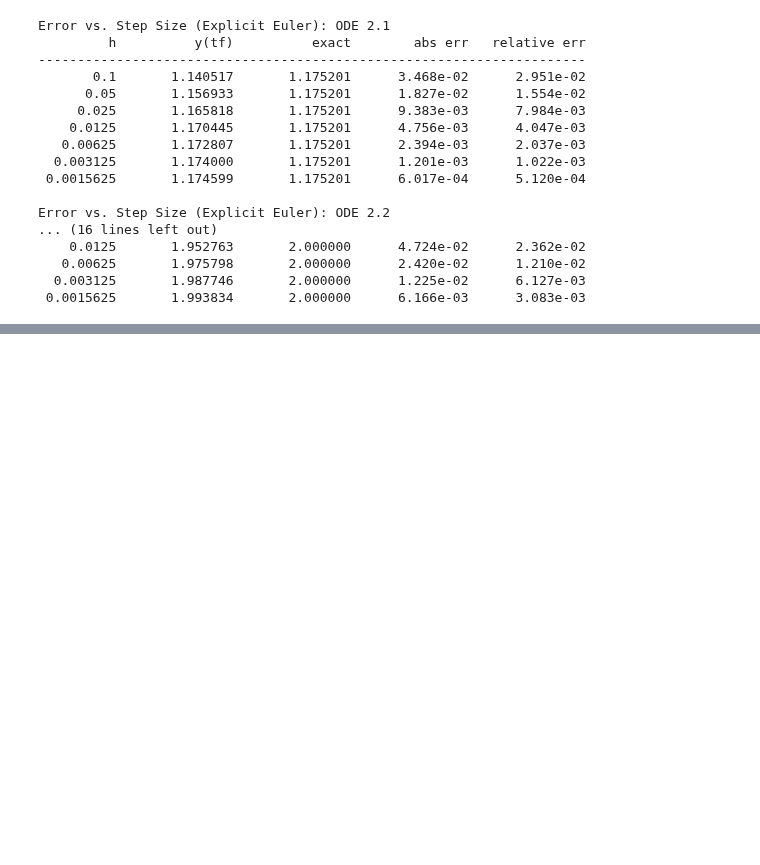
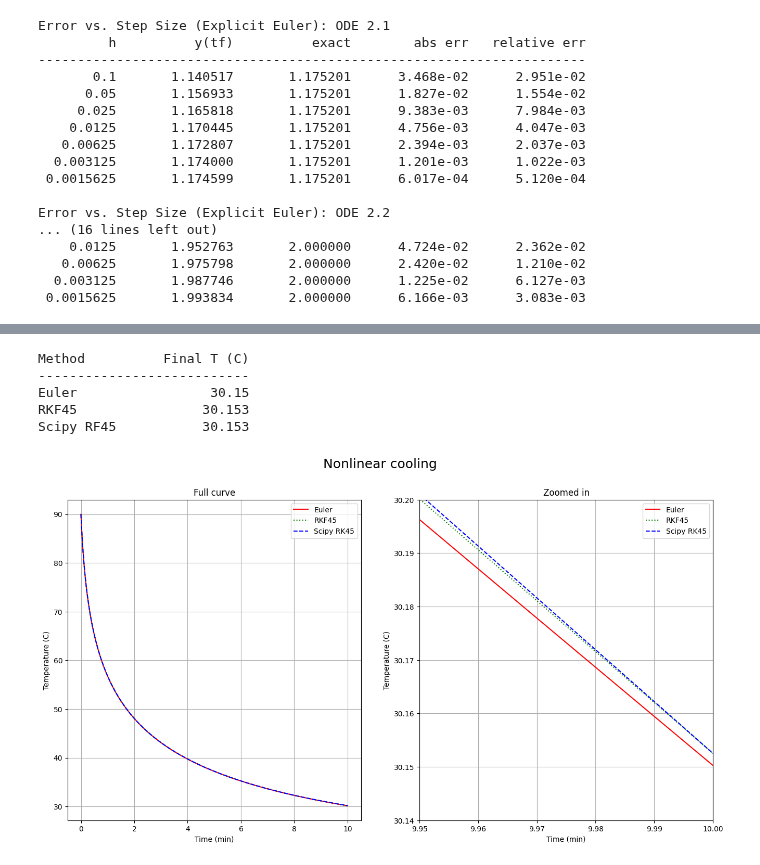
Before and after one commit to hdauphin/PHYS420Fall25, a Jupyter notebook: HW05.ipynb, the cells around one changed output, grey strips where cells are left out. Drawn from its saved outputs; the diff is of its cells as text; code cells hidden in the pictures; blank space fills up the shorter version.

```diff
--- a/HW05.ipynb
+++ b/HW05.ipynb
@@ -559,0 +603,54 @@ Analytical               1.111442                    -
+# %%
+# ---- Part 7: Physics IV —— Nonlinear cooling (no analytical solution) ----
+
+def nonlin_cooling(t, T, TM=20, k=0.02, a=0.05):
+    return -k*np.exp(a*T)*(T - TM)
+
+# --- Compute temperature of coffee (init = 90 C) after 10 min ---
+# T_* = time array, Y_* = solutions array
+T_euler_Nonlin, Y_euler_Nonlin = explicit_euler(nonlin_cooling, (0,10), 90, 0.001)
+T_rkf_Nonlin, Y_rkf_Nonlin, *others = rkf45(nonlin_cooling, 0, 10, 90)
+scipy_Nonlin = solve_ivp(nonlin_cooling, (0,10), [90], method="RK45", rtol=1e-8, atol=1e-10)
+
+methods_Nonlin = {
+    "Euler": Y_euler_Nonlin[-1],
+    "RKF45": Y_rkf_Nonlin[-1],
+    "Scipy RF45": scipy_Nonlin.y[0,-1]
+}
+
+print(f"{'Method':<12}{'Final T (C)':>15}")
+print("-"*27)
+for name, val in methods_Nonlin.items():
+    print(f"{name:<12}{val:>15.5}")
+
+fig, ax = plt.subplots(1,2, figsize=(16,8))
+fig.suptitle("Nonlinear cooling", fontsize=18)
+
+ax[0].set_title("Full curve")
+ax[0].set_xlabel("Time (min)")
+ax[0].set_ylabel("Temperature (C)")
+ax[0].plot(T_euler_Nonlin, Y_euler_Nonlin, 'r', label="Euler")
+ax[0].plot(T_rkf_Nonlin, Y_rkf_Nonlin, 'g:', label="RKF45")
+ax[0].plot(scipy_Nonlin.t, scipy_Nonlin.y[0], 'b--', label="Scipy RK45")
+ax[0].legend()
+ax[0].grid(True)
+
+ax[1].set_title("Zoomed in")
+ax[1].set_xlabel("Time (min)")
+ax[1].set_ylabel("Temperature (C)")
+ax[1].plot(T_euler_Nonlin, Y_euler_Nonlin, 'r', label="Euler")
+ax[1].plot(T_rkf_Nonlin, Y_rkf_Nonlin, 'g:', label="RKF45")
+ax[1].plot(scipy_Nonlin.t, scipy_Nonlin.y[0], 'b--', label="Scipy RK45")
+ax[1].set_xbound(9.95,10)
+ax[1].set_ybound(30.14, 30.2)
+ax[1].legend()
+ax[1].grid(True)
+
+plt.show()
+# %% [output]
+Method          Final T (C)
+---------------------------
+Euler                 30.15
+RKF45                30.153
+Scipy RF45           30.153
+[figure, added]
```
Also changed, not shown: parts of 3 cells of this notebook.
